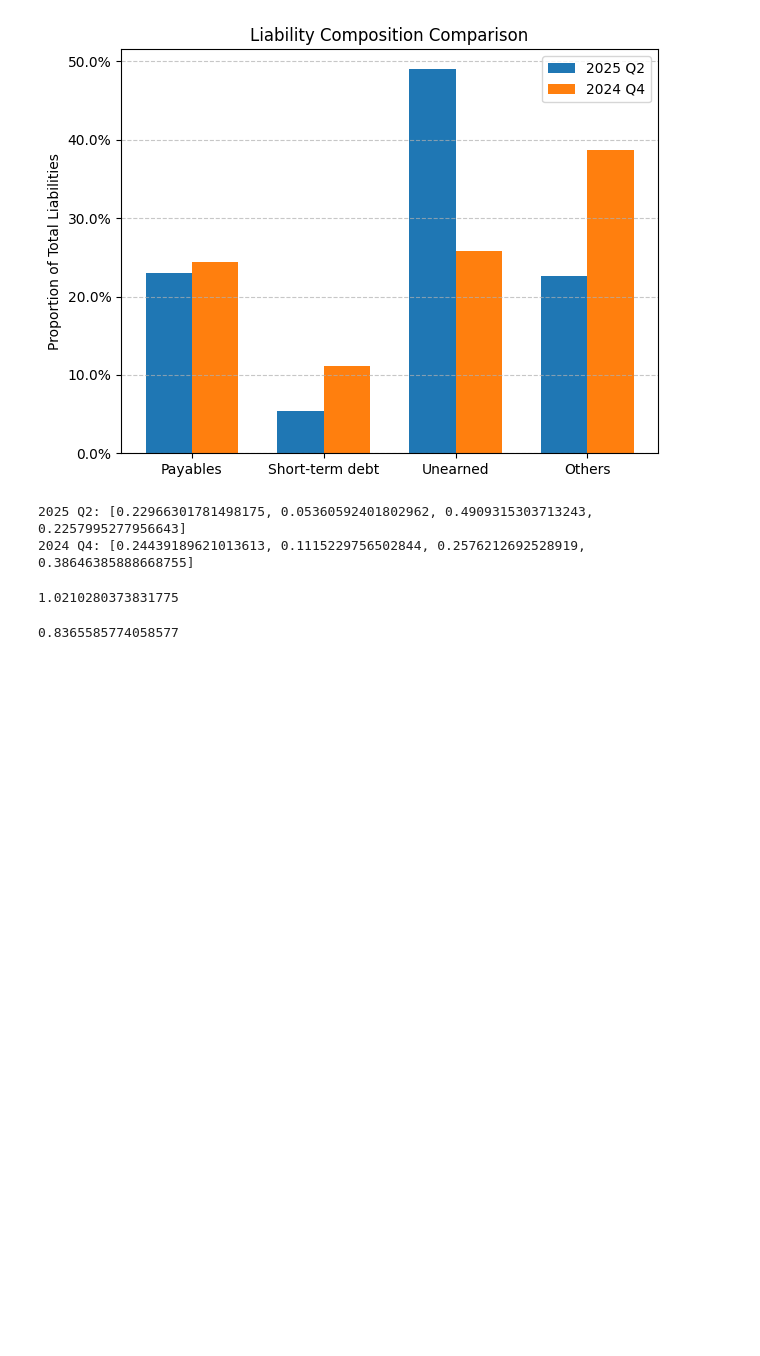
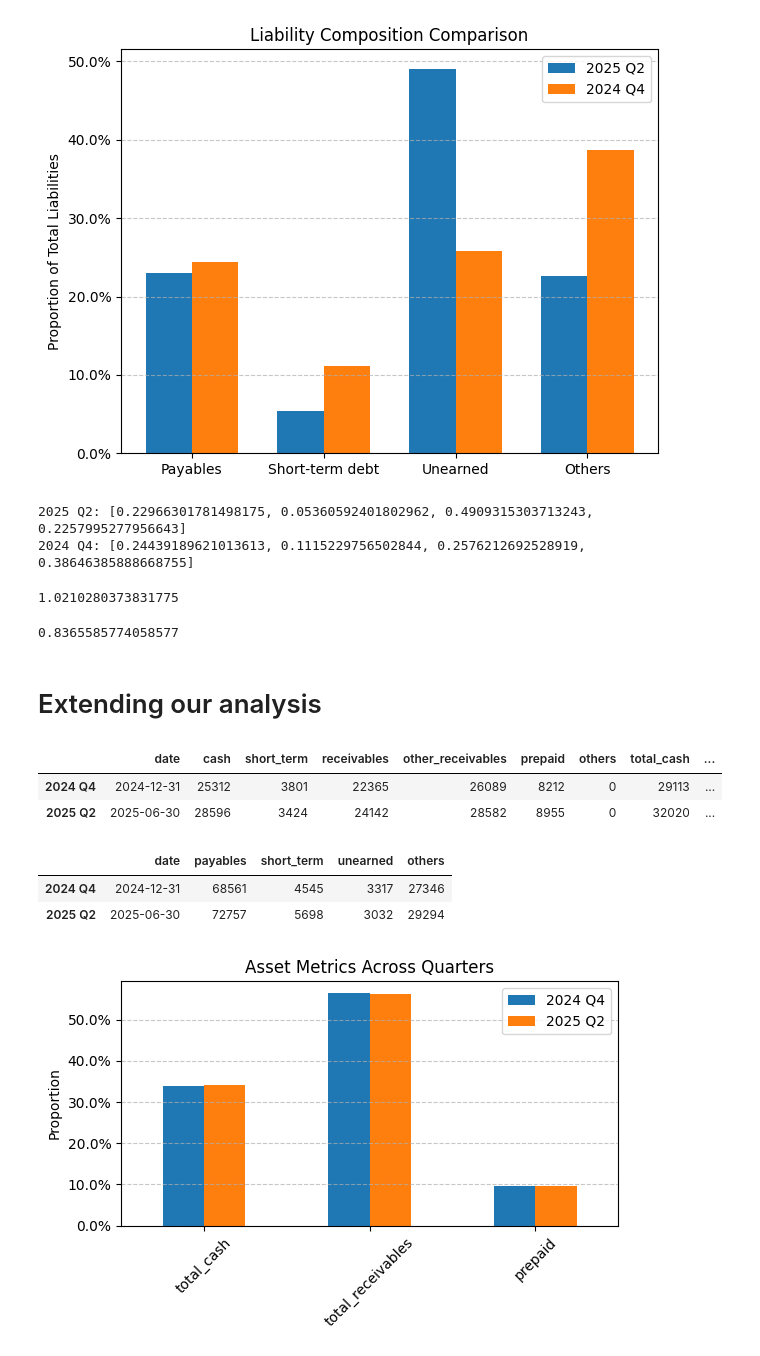
Before and after one commit to seafoodfry/quant, a Jupyter notebook: notebooks/comparing-fundamentals.ipynb, the cells around one changed output. Cells and saved outputs as stored; diff of their text form; code cells hidden in the pictures; blank space fills up the shorter version.

```diff
--- a/notebooks/comparing-fundamentals.ipynb
+++ b/notebooks/comparing-fundamentals.ipynb
@@ -222,3 +233,69 @@ bkng_25q2_curr_assets.total_receivables() / bkng_25q2_curr_liabilities.payables
 bkng_24q4_curr_assets.total_receivables() / bkng_24q4_curr_liabilities.payables
 # %% [output]
 0.8365585774058577
+# %% [markdown]
+# Extending our analysis
+# %%
+def add_asset_groupings(df):
+    df = df.copy()
+    df['total_cash'] = df['cash'] + df['short_term']
+    df['total_receivables'] = df['receivables'] + df['other_receivables']
+    return df
+
+
+assets_data = {
+    '2024 Q4': unh_24q4_curr_assets,
+    '2025 Q2': unh_25q2_curr_assets,
+}
+
+
+assets_df = pd.DataFrame({period: asdict(assets) for period, assets in assets_data.items()}).T
+assets_df = assets_df.sort_values('date')
+
+assets_df = add_asset_groupings(assets_df)
+
+assets_df
+# %% [output]
+|  | date | cash | short_term | receivables | other_receivables | prepaid | others | total_cash | ... |
+| 2024 Q4 | 2024-12-31 | 25312 | 3801 | 22365 | 26089 | 8212 | 0 | 29113 | ... |
+| 2025 Q2 | 2025-06-30 | 28596 | 3424 | 24142 | 28582 | 8955 | 0 | 32020 | ... |
+# %%
+liabilities_data = {
+    '2024 Q4': unh_24q4_curr_liabilities,
+    '2025 Q2': unh_25q2_curr_liabilities,
+}
+
+liabilities_df = pd.DataFrame({period: asdict(liabilities) for period, liabilities in liabilities_data.items()}).T
+liabilities_df = liabilities_df.sort_values('date')
+liabilities_df
+# %% [output]
+|  | date | payables | short_term | unearned | others |
+| 2024 Q4 | 2024-12-31 | 68561 | 4545 | 3317 | 27346 |
+| 2025 Q2 | 2025-06-30 | 72757 | 5698 | 3032 | 29294 |
+# %%
+def plot_metrics_comparison(df, columns, title):
+    # Calculate proportions for specified columns only.
+    plot_data = df[columns]
+    totals = plot_data.sum(axis=1)
+    props = plot_data.div(totals, axis=0)
+
+    # Transpose - now metrics are rows, quarters are columns.
+    props_transposed = props.T
+
+    # Plot.
+    ax = props_transposed.plot(kind='bar', figsize=(6, 4))
+    ax.set_title(title)
+    ax.set_ylabel('Proportion')
+    ax.tick_params(axis='x', rotation=45)  # Rotate metric names.
+    ax.yaxis.set_major_formatter(plt.FuncFormatter(lambda y, _: '{:.1%}'.format(y)))
+    ax.grid(axis='y', linestyle='--', alpha=0.7)
+    plt.tight_layout()
+    plt.show()
+# %%
+plot_metrics_comparison(
+    assets_df,
+    ['total_cash', 'total_receivables', 'prepaid'],
+    'Asset Metrics Across Quarters'
+)
+# %% [output]
+[figure, added]
```
Also changed, not shown: parts of 5 cells of this notebook.
